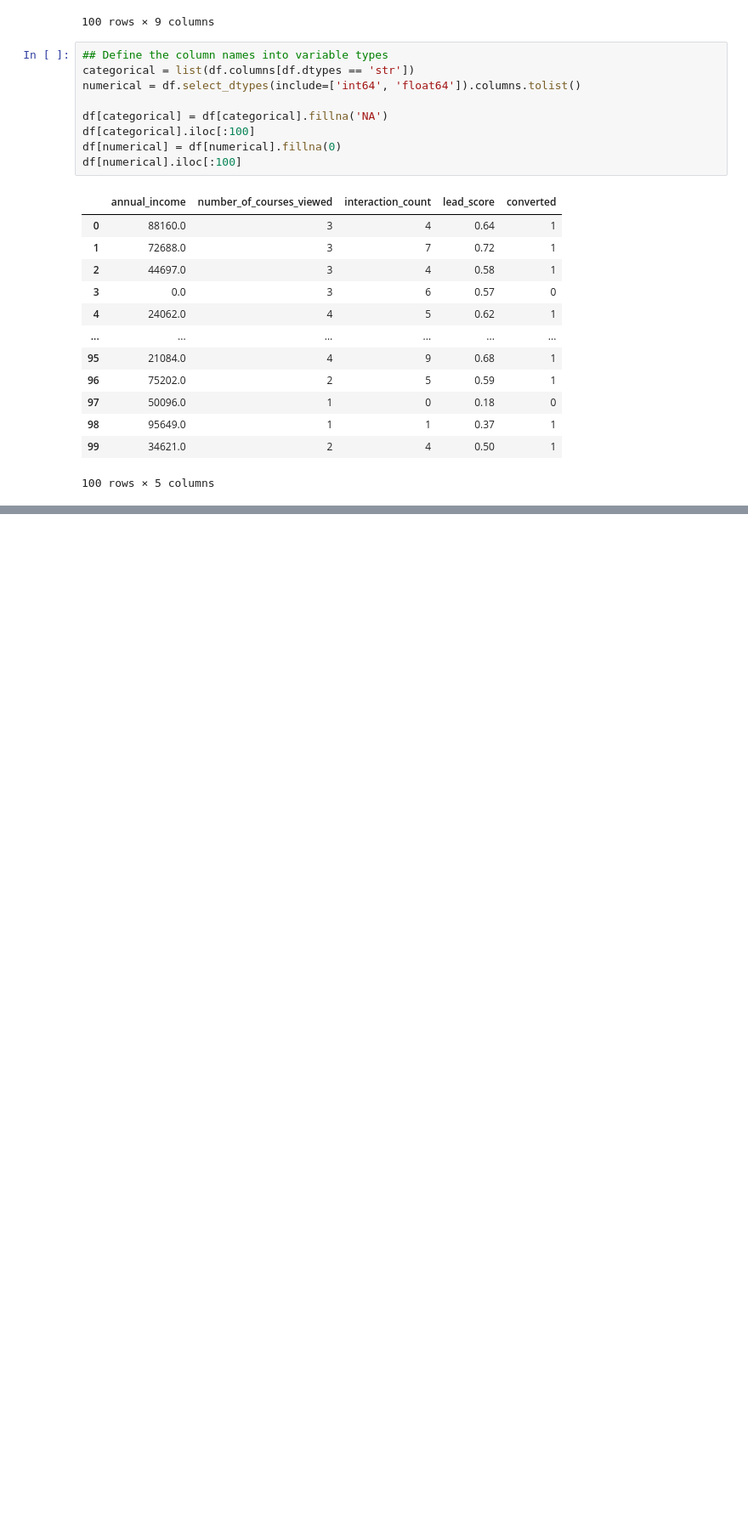
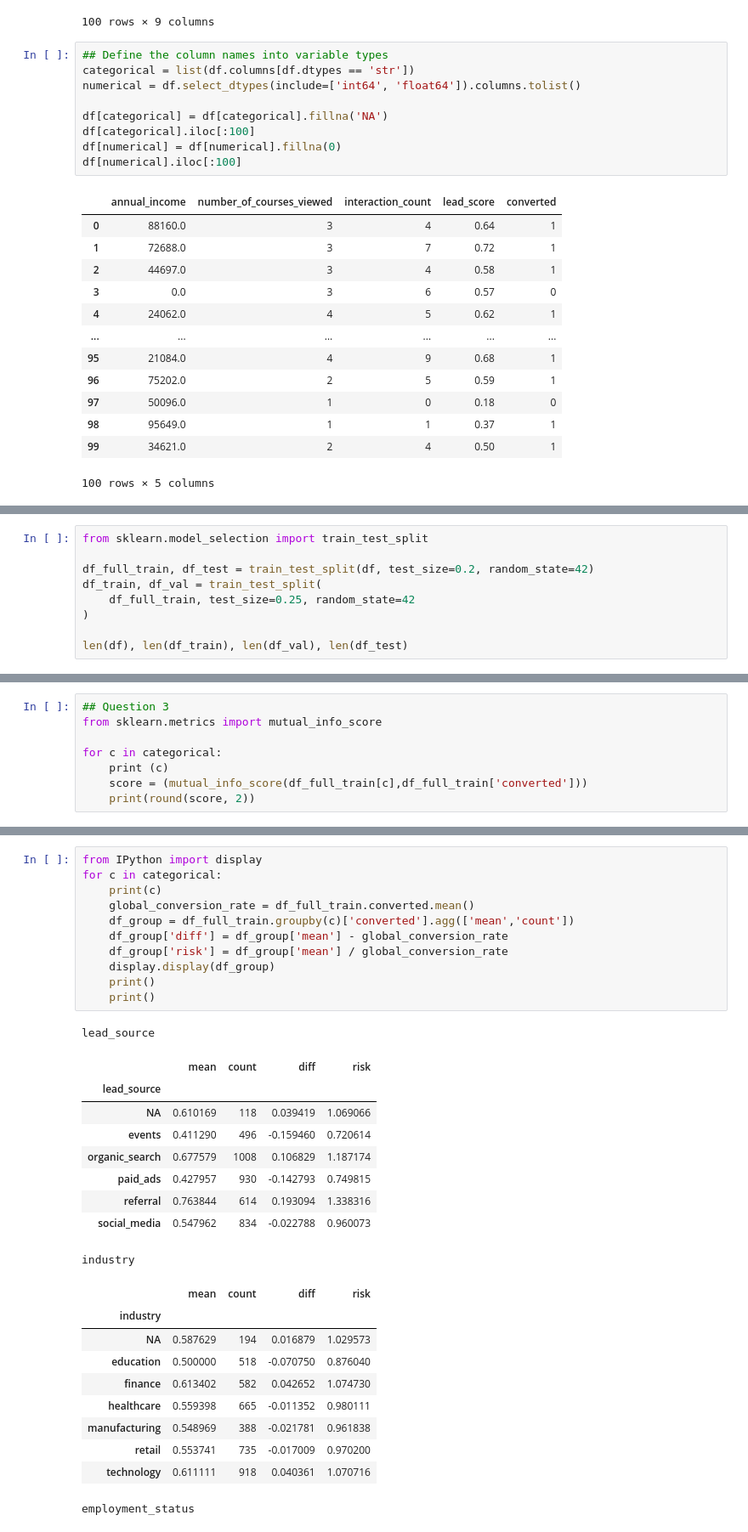
Before and after one commit to pranavpr-1/machine-learning-zoomcamp, a Jupyter notebook: Week_3/W3_HW_Pranav.ipynb, the cells around one changed output, grey strips where cells are left out. Shown at 85% size. Saved outputs shown, nothing was run; the diff lists cells and outputs as text; blank space fills up the shorter version.

```diff
--- a/Week_3/W3_HW_Pranav.ipynb
+++ b/Week_3/W3_HW_Pranav.ipynb
@@ -87,0 +110,9 @@ df[numerical].iloc[:100]
+# %%
+from sklearn.model_selection import train_test_split
+
+df_full_train, df_test = train_test_split(df, test_size=0.2, random_state=42)
+df_train, df_val = train_test_split(
+    df_full_train, test_size=0.25, random_state=42
+)
+
+len(df), len(df_train), len(df_val), len(df_test)
@@ -87,0 +134,8 @@ df[numerical].iloc[:100]
+# %%
+## Question 3
+from sklearn.metrics import mutual_info_score
+
+for c in categorical:
+    print (c)
+    score = (mutual_info_score(df_full_train[c],df_full_train['converted']))
+    print(round(score, 2))
@@ -87,0 +151,32 @@ df[numerical].iloc[:100]
+# %%
+from IPython import display
+for c in categorical:
+    print(c)
+    global_conversion_rate = df_full_train.converted.mean()
+    df_group = df_full_train.groupby(c)['converted'].agg(['mean','count'])
+    df_group['diff'] = df_group['mean'] - global_conversion_rate
+    df_group['risk'] = df_group['mean'] / global_conversion_rate
+    display.display(df_group)
+    print()
+    print()
+# %% [output]
+lead_source
+|  | mean | count | diff | risk |
+| lead_source |  |  |  |  |
+| NA | 0.610169 | 118 | 0.039419 | 1.069066 |
+| events | 0.411290 | 496 | -0.159460 | 0.720614 |
+| organic_search | 0.677579 | 1008 | 0.106829 | 1.187174 |
+| paid_ads | 0.427957 | 930 | -0.142793 | 0.749815 |
+| referral | 0.763844 | 614 | 0.193094 | 1.338316 |
+| social_media | 0.547962 | 834 | -0.022788 | 0.960073 |
+industry
+|  | mean | count | diff | risk |
+| industry |  |  |  |  |
+| NA | 0.587629 | 194 | 0.016879 | 1.029573 |
+| education | 0.500000 | 518 | -0.070750 | 0.876040 |
+| finance | 0.613402 | 582 | 0.042652 | 1.074730 |
+| healthcare | 0.559398 | 665 | -0.011352 | 0.980111 |
+| manufacturing | 0.548969 | 388 | -0.021781 | 0.961838 |
+| retail | 0.553741 | 735 | -0.017009 | 0.970200 |
+| technology | 0.611111 | 918 | 0.040361 | 1.070716 |
+employment_status
```
Also changed, not shown: parts of 23 cells of this notebook.
